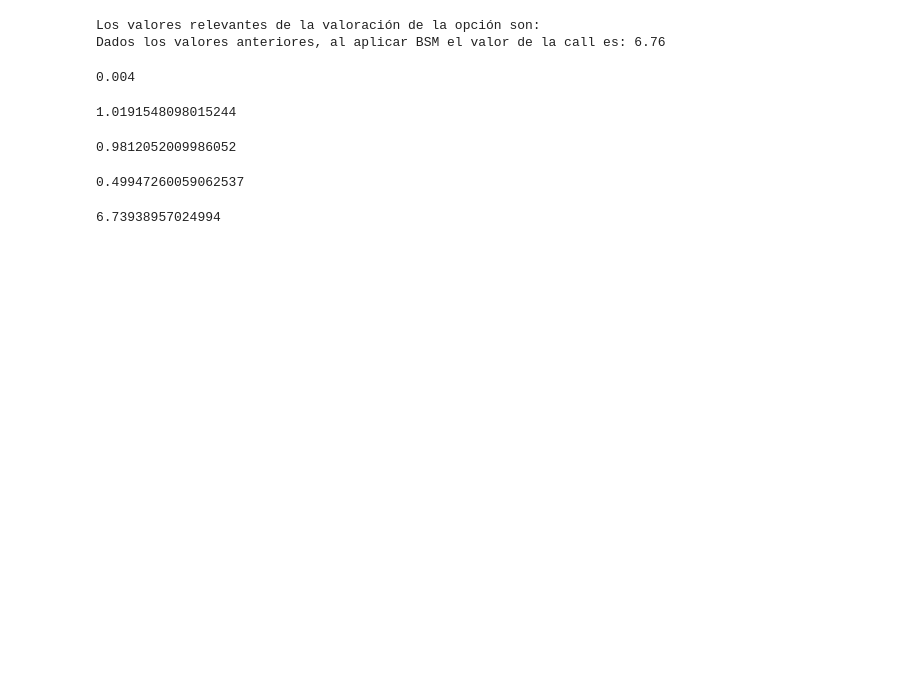
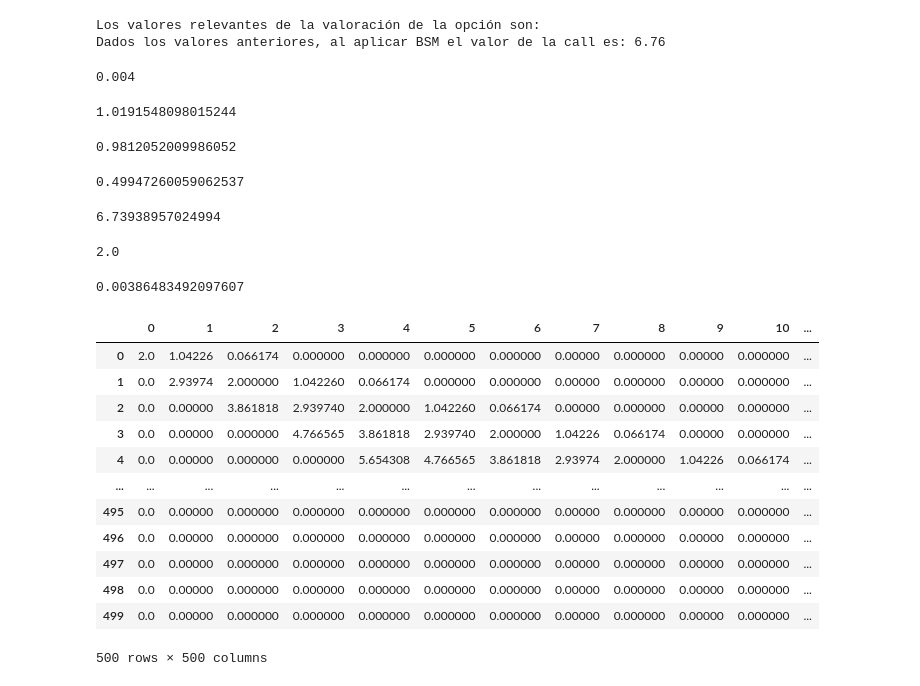
Before and after one commit to MarioCastilloM/Activos_Derivados, a Jupyter notebook: Options_Valuation.ipynb, the cells around one changed output. Drawn from its saved outputs; the diff is of its cells as text; code cells hidden in the pictures; blank space fills up the shorter version.

```diff
--- a/Options_Valuation.ipynb
+++ b/Options_Valuation.ipynb
@@ -160,10 +161,10 @@ p = (np.exp(0.05 * delta_t) - d)/(u - d)
 J = 30000
 op = np.zeros(J)
 for i in range(J):
-  probs = np.random.uniform(0, 1, J)
+  probs = np.random.uniform(0, 1, n)
   delt = len(probs[probs < (1-p)])
-  st = 50 * (d**delt) * (u**(J - delt))
-  op[i] = max(52 - st, 0) * np.exp(0.05 * delta_t)
+  st = 50 * (d**delt) * (u**(n - delt))
+  op[i] = max(52 - st, 0) * np.exp(-0.05 * T)
 price = np.mean(op)
 # %%
 price
@@ -243,3 +244,61 @@ price = np.mean(op)
 price
 # %% [output]
 6.73938957024994
+# %%
+import numpy as np
+import pandas as pd
+
+s0 = 50
+X = 52
+rf = 0.05
+sigma = 0.3
+T = 2
+n = 500
+deltaT = T/n
+
+u = np.exp(sigma * np.sqrt(T/n))
+d = 1/u
+exp = np.exp(rf * T/n)
+p = (exp - d)/(u - d)
+df = pd.DataFrame(np.zeros((n, n)), columns=range(n))
+for i in range(n):
+  for j in range(1, n):
+    df.iloc[0, 0] = s0
+    df.iloc[i, 0] = 0
+    if j >= i:
+      df.iloc[i, j] = s0 * u**(j-i) * d**i
+    else:
+      df.iloc[i, j] = 0
+df1 = pd.DataFrame(np.zeros(df.shape))
+for i in range(len(df1)-1):
+  for j in range(len(df1)-1, 0-1, -1):
+    if j == len(df1)-1:
+      df1.iloc[i, j] = max(X - df.iloc[i, j], 0)
+    elif i <= j:
+      df1.iloc[i, j] = max(((p * df1.iloc[i, j+1] + (1-p) * df1.iloc[i+1, j+1]))/exp, X - df.iloc[i, j])
+    else:
+      df1.iloc[i, j] = 0
+
+df1.iloc[0, 0]
+# %% [output]
+2.0
+# %%
+df.iloc[499, 499]
+# %% [output]
+0.00386483492097607
+# %%
+df1
+# %% [output]
+|  | 0 | 1 | 2 | 3 | 4 | 5 | 6 | 7 | 8 | 9 | 10 | ... |
+| 0 | 2.0 | 1.04226 | 0.066174 | 0.000000 | 0.000000 | 0.000000 | 0.000000 | 0.00000 | 0.000000 | 0.00000 | 0.000000 | ... |
+| 1 | 0.0 | 2.93974 | 2.000000 | 1.042260 | 0.066174 | 0.000000 | 0.000000 | 0.00000 | 0.000000 | 0.00000 | 0.000000 | ... |
+| 2 | 0.0 | 0.00000 | 3.861818 | 2.939740 | 2.000000 | 1.042260 | 0.066174 | 0.00000 | 0.000000 | 0.00000 | 0.000000 | ... |
+| 3 | 0.0 | 0.00000 | 0.000000 | 4.766565 | 3.861818 | 2.939740 | 2.000000 | 1.04226 | 0.066174 | 0.00000 | 0.000000 | ... |
+| 4 | 0.0 | 0.00000 | 0.000000 | 0.000000 | 5.654308 | 4.766565 | 3.861818 | 2.93974 | 2.000000 | 1.04226 | 0.066174 | ... |
+| ... | ... | ... | ... | ... | ... | ... | ... | ... | ... | ... | ... | ... |
+| 495 | 0.0 | 0.00000 | 0.000000 | 0.000000 | 0.000000 | 0.000000 | 0.000000 | 0.00000 | 0.000000 | 0.00000 | 0.000000 | ... |
+| 496 | 0.0 | 0.00000 | 0.000000 | 0.000000 | 0.000000 | 0.000000 | 0.000000 | 0.00000 | 0.000000 | 0.00000 | 0.000000 | ... |
+| 497 | 0.0 | 0.00000 | 0.000000 | 0.000000 | 0.000000 | 0.000000 | 0.000000 | 0.00000 | 0.000000 | 0.00000 | 0.000000 | ... |
+| 498 | 0.0 | 0.00000 | 0.000000 | 0.000000 | 0.000000 | 0.000000 | 0.000000 | 0.00000 | 0.000000 | 0.00000 | 0.000000 | ... |
+| 499 | 0.0 | 0.00000 | 0.000000 | 0.000000 | 0.000000 | 0.000000 | 0.000000 | 0.00000 | 0.000000 | 0.00000 | 0.000000 | ... |
+500 rows × 500 columns
```
Also changed, not shown: parts of 3 cells of this notebook.
